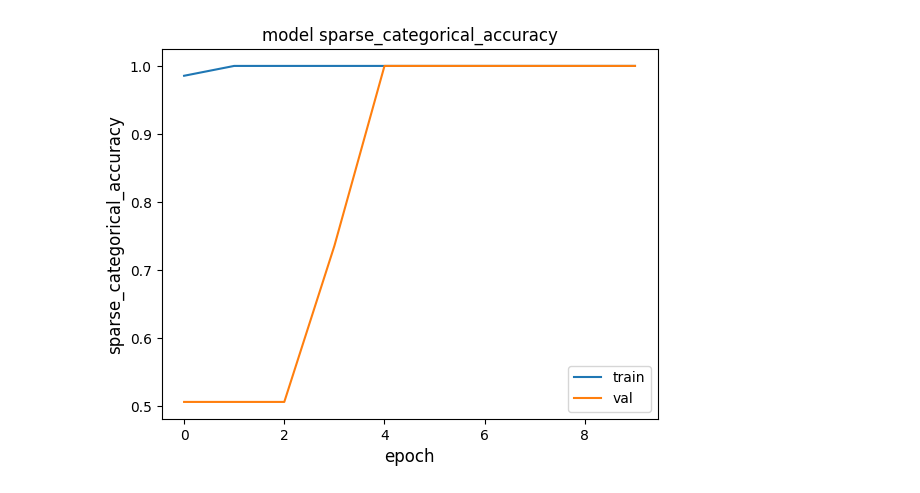
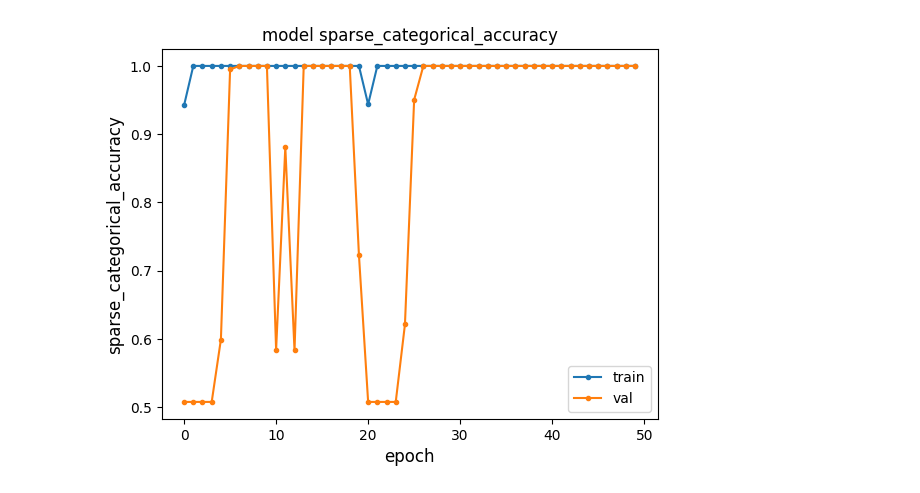
Before and after one commit to IDAnton/Isotherm, a Jupyter notebook: net_classification2.ipynb, the cells around one changed output. Cells and saved outputs as stored; diff of their text form; code cells hidden in the pictures.

```diff
--- a/net_classification2.ipynb
+++ b/net_classification2.ipynb
@@ -14,7 +14,7 @@ x = []
 y = []
 for i in range(1, 10001):
     raw_data = np.load(f'data/test_silica/{i}.npz')
-    x.append([raw_data["n_s"]/max(raw_data["n_s"]), raw_data["n_s"]/max(raw_data["n_s"])])
+    x.append([raw_data["n_s"]/max(raw_data["n_s"]), raw_data["n_d"]/max(raw_data["n_d"])])
     y.append([1])
 for i in range(1, 10001):
     raw_data = np.load(f'data/test_carbon/{i}.npz')
@@ -56,7 +56,7 @@ def make_model(input_shape):
 
 model = make_model(input_shape=np.array(x_train).shape[1:])
 # %%
-epochs = 10
+epochs = 50
 batch_size = 100
 
 callbacks = [
@@ -106,15 +103,15 @@ Epoch 10/10
 # %%
 metric = "sparse_categorical_accuracy"
 plt.figure()
-plt.plot(history.history[metric])
-plt.plot(history.history["val_" + metric])
+plt.plot(history.history[metric], marker=".")
+plt.plot(history.history["val_" + metric], marker=".")
 plt.title("model " + metric)
 plt.ylabel(metric, fontsize="large")
 plt.xlabel("epoch", fontsize="large")
 plt.legend(["train", "val"], loc="best")
 plt.show()
 plt.close()
 # %% [output]
-[figure, old version]
+[figure, new version]
 # %%
 res = model.predict(x_test)
```
Also changed, not shown: parts of 5 cells of this notebook.
